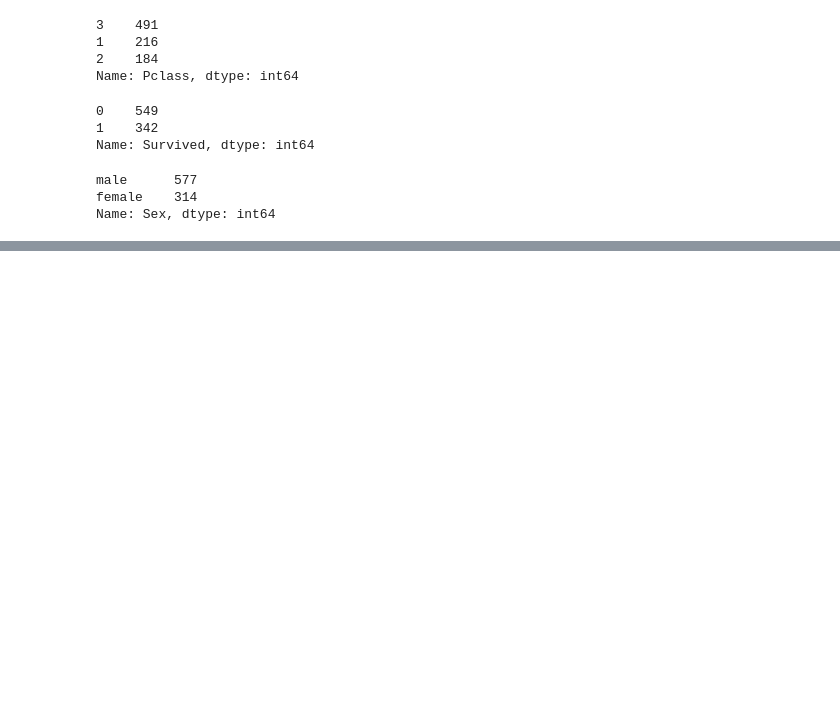
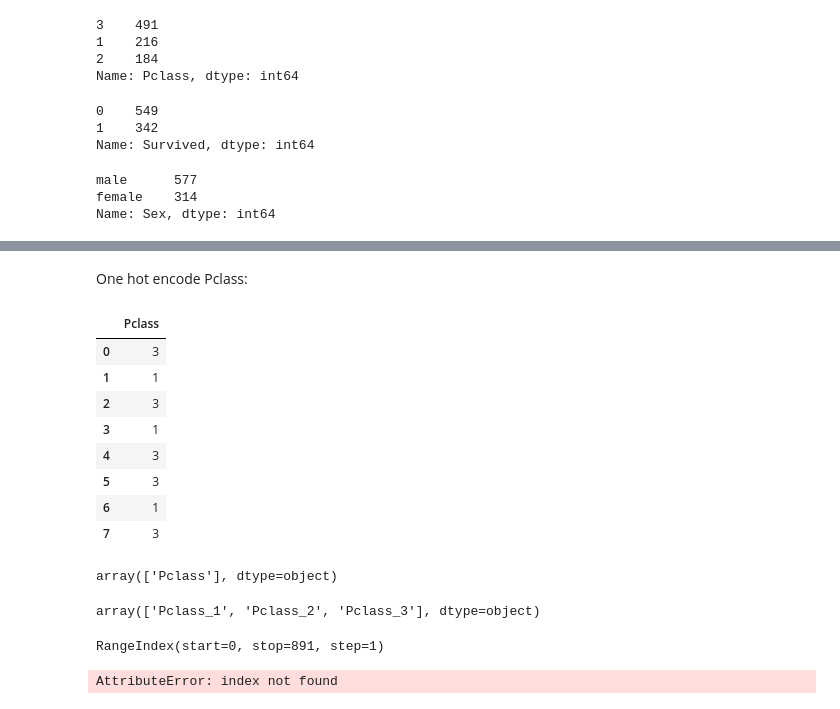
Before and after one commit to shli1126/TitanicKaggle, a Jupyter notebook: Titanic.ipynb, the cells around one changed output, grey strips where cells are left out. Saved outputs shown, nothing was run; the diff lists cells and outputs as text; code cells hidden in the pictures; blank space fills up the shorter version.

```diff
--- a/Titanic.ipynb
+++ b/Titanic.ipynb
@@ -74,0 +116,15 @@ train_data.hist(figsize=())
+# %% [markdown]
+One hot encode Pclass:
+# %%
+Pclass_cat = train_data[["Pclass"]]
+Pclass_cat.head(8)
+# %% [output]
+|  | Pclass |
+| 0 | 3 |
+| 1 | 1 |
+| 2 | 3 |
+| 3 | 1 |
+| 4 | 3 |
+| 5 | 3 |
+| 6 | 1 |
+| 7 | 3 |
@@ -74,0 +134,16 @@ train_data.hist(figsize=())
+# %%
+cat_encoder.feature_names_in_
+# %% [output]
+array(['Pclass'], dtype=object)
+# %%
+cat_encoder.get_feature_names_out()
+# %% [output]
+array(['Pclass_1', 'Pclass_2', 'Pclass_3'], dtype=object)
+# %%
+train_data[["Pclass"]].index
+# %% [output]
+RangeIndex(start=0, stop=891, step=1)
+# %%
+Pclass_1hot.index
+# %% [output]
+AttributeError: index not found
```
Also changed, not shown: parts of 11 cells of this notebook.
